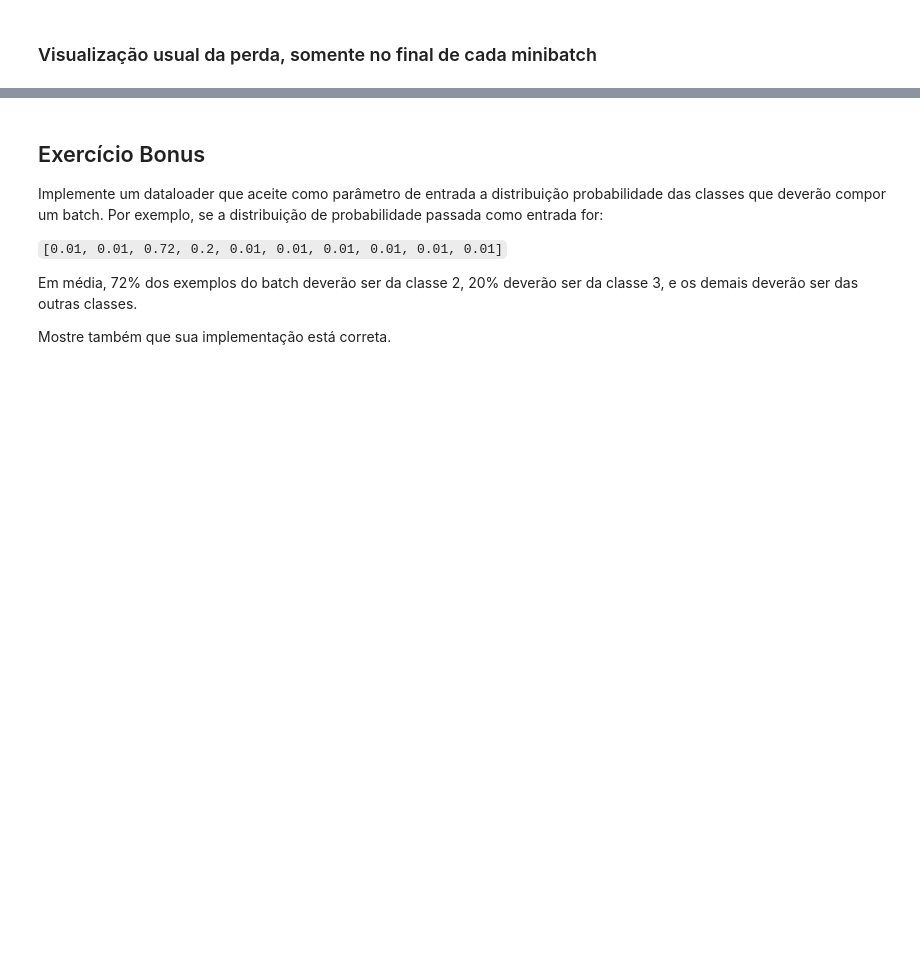
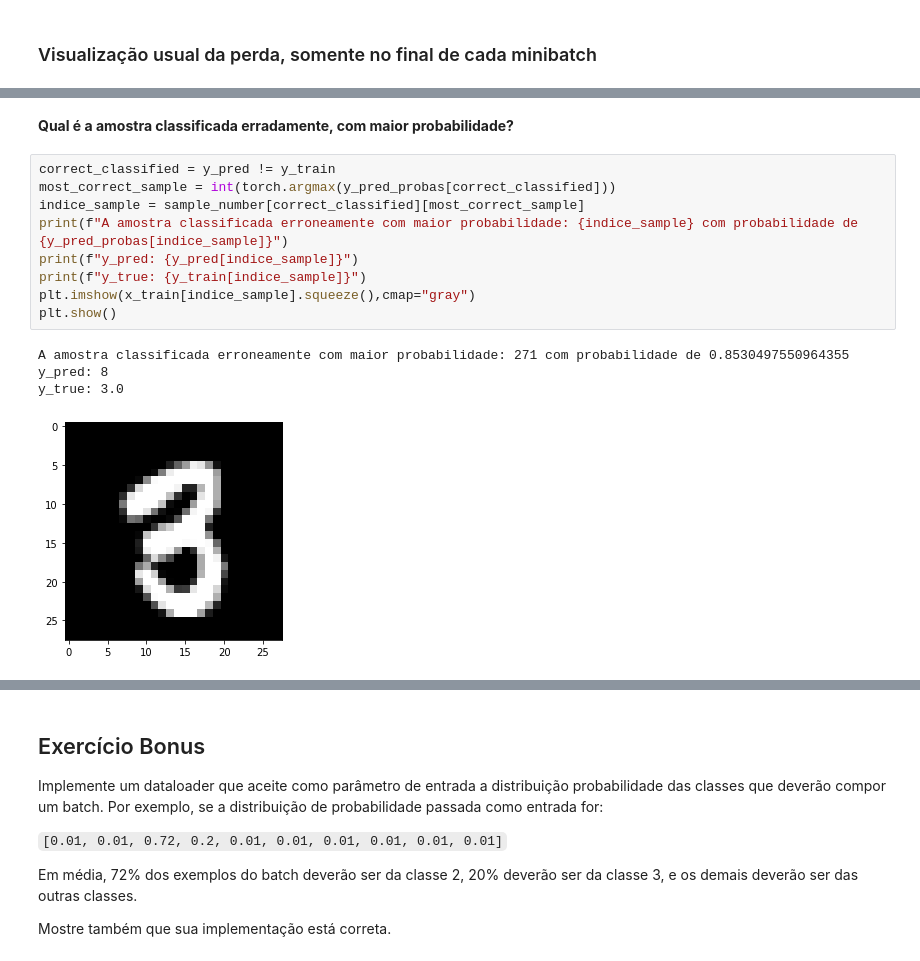
Before and after one commit to rocabrera/IA025A_2022S1, a Jupyter notebook: ex04/Aula_4_Exercício_Template.ipynb, the cells around one changed output, grey strips where cells are left out. Saved outputs shown, nothing was run; the diff lists cells and outputs as text; blank space fills up the shorter version.

```diff
--- a/ex04/Aula_4_Exercício_Template.ipynb
+++ b/ex04/Aula_4_Exercício_Template.ipynb
@@ -330,0 +364,16 @@ Qual é a amostra classificada erradamente, com menor probabilidade?
+# %% [markdown]
+**Qual é a amostra classificada erradamente, com maior probabilidade?**
+# %%
+correct_classified = y_pred != y_train
+most_correct_sample = int(torch.argmax(y_pred_probas[correct_classified]))
+indice_sample = sample_number[correct_classified][most_correct_sample]
+print(f"A amostra classificada erroneamente com maior probabilidade: {indice_sample} com probabilidade de {y_pred_probas[indice_sample]}")
+print(f"y_pred: {y_pred[indice_sample]}")
+print(f"y_true: {y_train[indice_sample]}")
+plt.imshow(x_train[indice_sample].squeeze(),cmap="gray")
+plt.show()
+# %% [output]
+A amostra classificada erroneamente com maior probabilidade: 271 com probabilidade de 0.8530497550964355
+y_pred: 8
+y_true: 3.0
+[figure, added]
```
Also changed, not shown: parts of 23 cells of this notebook.
